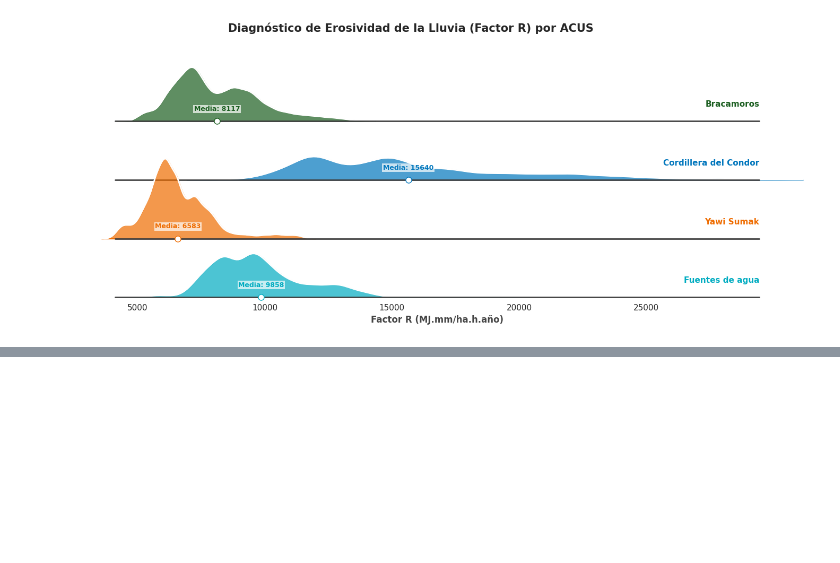
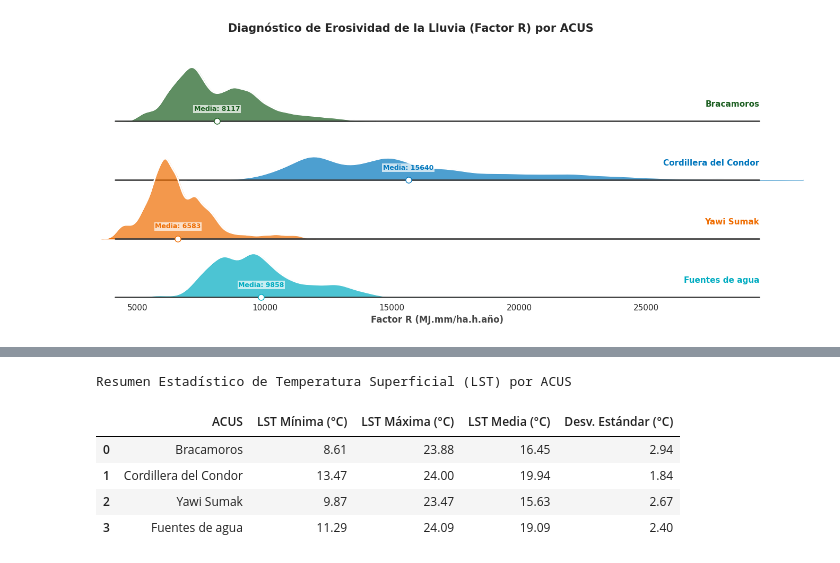
Before and after one commit to daningMontano/ACUS_ECOSYSTEM_FUNCTION_ZCH, a Jupyter notebook: Notebooks/Init_biophysical_charact/1_Base_line.ipynb, the cells around one changed output, grey strips where cells are left out. Saved outputs shown, nothing was run; the diff lists cells and outputs as text; code cells hidden in the pictures; blank space fills up the shorter version.

```diff
--- a/Notebooks/Init_biophysical_charact/1_Base_line.ipynb
+++ b/Notebooks/Init_biophysical_charact/1_Base_line.ipynb
@@ -1666,0 +1850,42 @@ plt.show()
+# %%
+# Calcular estadísticas principales de LST para cada ACUS
+lst_stats_list = []
+
+for nombre in nombres_categorias:
+    subset = acus.filter(ee.Filter.eq('Nombre', nombre))
+
+    # Reductor combinado para media, min, max y desv. estándar
+    reducers = ee.Reducer.mean() \
+        .combine(ee.Reducer.stdDev(), '', True) \
+        .combine(ee.Reducer.min(), '', True) \
+        .combine(ee.Reducer.max(), '', True)
+
+    stats = lst_celsius.reduceRegion(
+        reducer=reducers,
+        geometry=subset.geometry(),
+        scale=1000,
+        maxPixels=1e8
+    ).getInfo()
+
+    if stats:
+        lst_stats_list.append({
+            'ACUS': nombre,
+            'LST Mínima (°C)': round(stats.get('LST_Day_1km_min'), 2) if stats.get('LST_Day_1km_min') else None,
+            'LST Máxima (°C)': round(stats.get('LST_Day_1km_max'), 2) if stats.get('LST_Day_1km_max') else None,
+            'LST Media (°C)': round(stats.get('LST_Day_1km_mean'), 2) if stats.get('LST_Day_1km_mean') else None,
+            'Desv. Estándar (°C)': round(stats.get('LST_Day_1km_stdDev'), 2) if stats.get('LST_Day_1km_stdDev') else None
+        })
+
+# Crear DataFrame y mostrar tabla
+df_stats_lst = pd.DataFrame(lst_stats_list)
+
+# Estilizar la tabla
+print("Resumen Estadístico de Temperatura Superficial (LST) por ACUS")
+display(df_stats_lst.style.background_gradient(subset=['LST Media (°C)'], cmap='YlOrRd').format(precision=2))
+# %% [output]
+Resumen Estadístico de Temperatura Superficial (LST) por ACUS
+|  | ACUS | LST Mínima (°C) | LST Máxima (°C) | LST Media (°C) | Desv. Estándar (°C) |
+| 0 | Bracamoros | 8.61 | 23.88 | 16.45 | 2.94 |
+| 1 | Cordillera del Condor | 13.47 | 24.00 | 19.94 | 1.84 |
+| 2 | Yawi Sumak | 9.87 | 23.47 | 15.63 | 2.67 |
+| 3 | Fuentes de agua | 11.29 | 24.09 | 19.09 | 2.40 |
```
Also changed, not shown: parts of 25 cells of this notebook.
